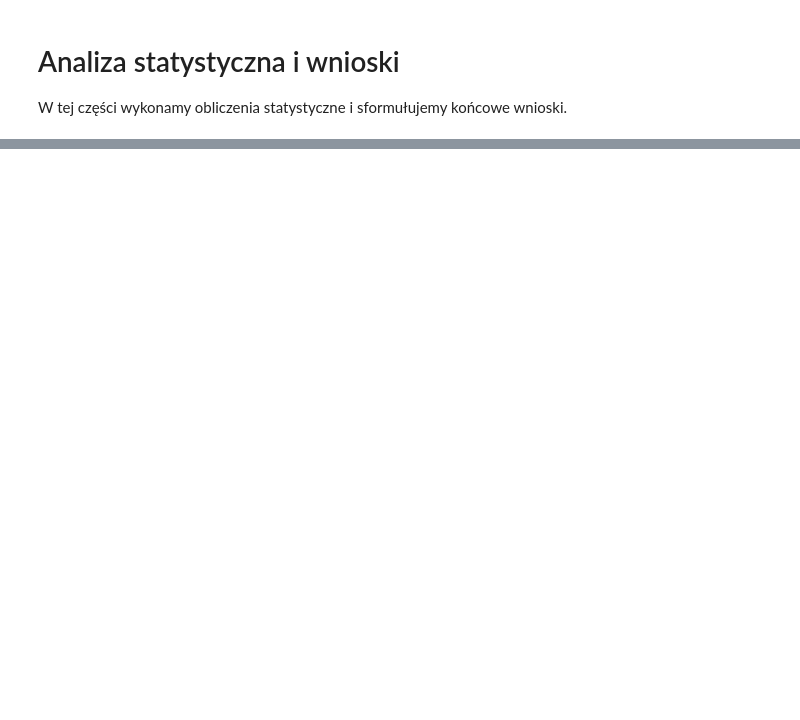
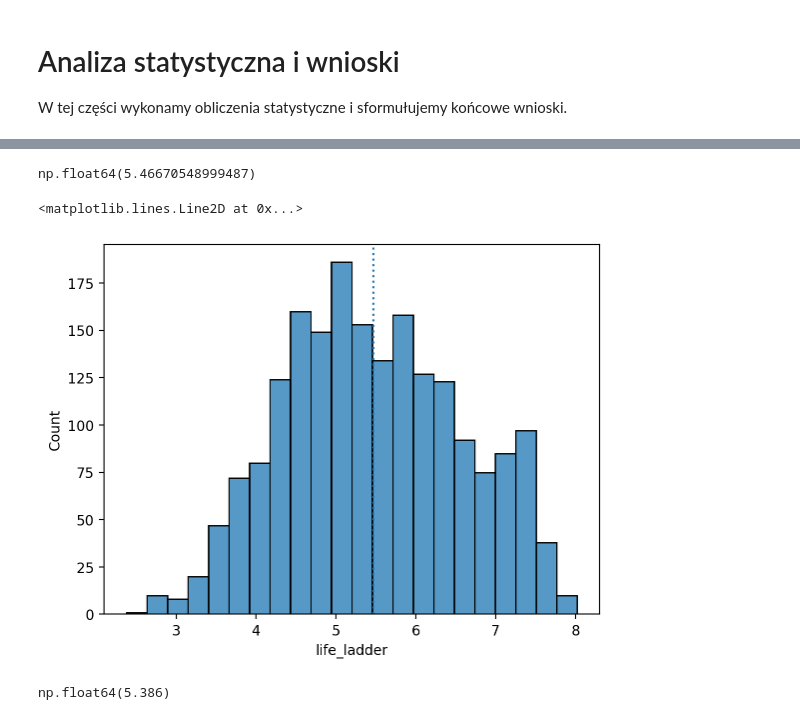
Before and after one commit to lukaszkortals/sad_proj, a Jupyter notebook: notebooks/03_analiza_statystyczna_i_wnioski.ipynb, the cells around one changed output, grey strips where cells are left out. Saved outputs shown, nothing was run; the diff lists cells and outputs as text; code cells hidden in the pictures; blank space fills up the shorter version.

```diff
--- a/notebooks/03_analiza_statystyczna_i_wnioski.ipynb
+++ b/notebooks/03_analiza_statystyczna_i_wnioski.ipynb
@@ -22,0 +29,6 @@ Name: Life Ladder, dtype: float64
+# %%
+# Obliczenie podstawowych statystyk opisowych dla głównej zmiennej 'life_ladder'
+# - średniej, mediany, odchylenia standardowego, minimum i maksimum, w celu pokazania ogólnego poziomu
+# szczęścia na świecie.
+df = pd.read_csv('../data/happiness_cleaned.csv')
+df.head(10)
@@ -22,0 +47,10 @@ Name: Life Ladder, dtype: float64
+# %%
+df['life_ladder'].mean()
+# %% [output]
+np.float64(5.46670548999487)
+# %%
+sns.histplot(data = df, x = "life_ladder")
+plt.axvline(df['life_ladder'].mean(), linestyle = "dotted")
+# %% [output]
+<matplotlib.lines.Line2D at 0x...>
+[figure, added]
@@ -22,0 +61,5 @@ Name: Life Ladder, dtype: float64
+# %%
+# obliczenie mediany
+df['life_ladder'].median()
+# %% [output]
+np.float64(5.386)
```
Also changed, not shown: parts of 7 cells of this notebook, 1 other file.
